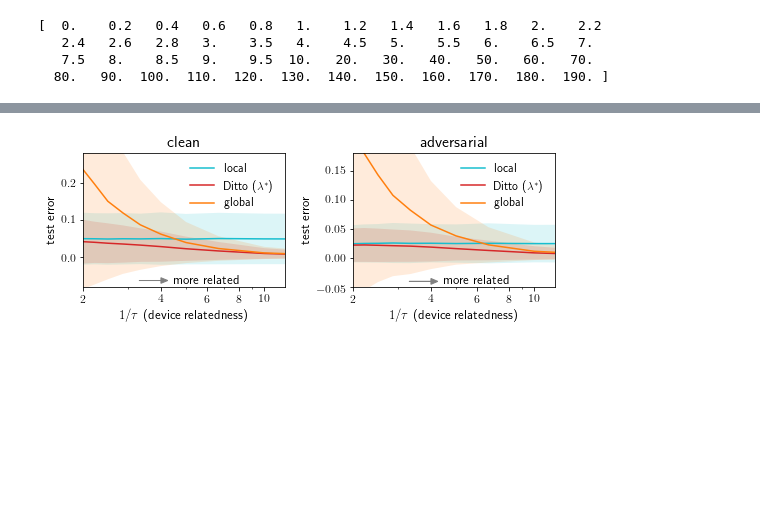
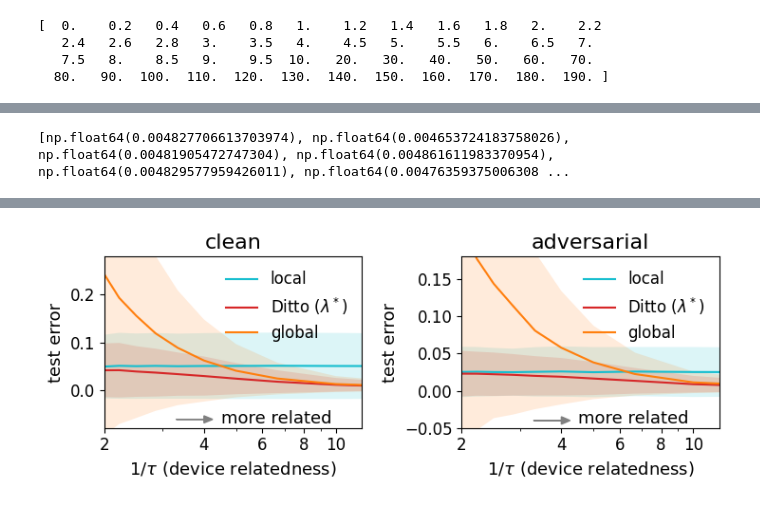
Before and after one commit to miku221/codex, a Jupyter notebook: point_estimation.ipynb, the cells around one changed output, grey strips where cells are left out. Saved outputs shown, nothing was run; the diff lists cells and outputs as text; code cells hidden in the pictures; blank space fills up the shorter version.

```diff
--- a/point_estimation.ipynb
+++ b/point_estimation.ipynb
@@ -255,4 +302,14 @@ ax.annotate('more related', (4.5, -0.044), fontsize=13)
 
 plt.tight_layout()
 #f.savefig("pe_fig2.pdf")
+import csv
+
+f.savefig("figure2.png", dpi=200, bbox_inches="tight")
+
+with open("figure2_clean.csv", "w", newline="", encoding="utf-8") as file:
+    writer = csv.writer(file)
+    writer.writerow(["model", "data_relatedness", "mean_test_mse", "client_error_sd"])
+    for name, errors, variances in zip(["local", "Ditto", "global"], mse, var_):
+        for tau, error, variance_at_tau in zip(taus, errors, variances):
+            writer.writerow([name, 1 / tau, error, np.sqrt(variance_at_tau)])
 # %% [output]
@@ -259,0 +333 @@ plt.tight_layout()
+[np.float64(0.004827706613703974), np.float64(0.004653724183758026), np.float64(0.00481905472747304), np.float64(0.004861611983370954), np.float64(0.004829577959426011), np.float64(0.00476359375006308 ...
@@ -260 +351 @@ plt.tight_layout()
-[figure, old version]
+[figure, new version]
```
Also changed, not shown: parts of 4 cells of this notebook.
